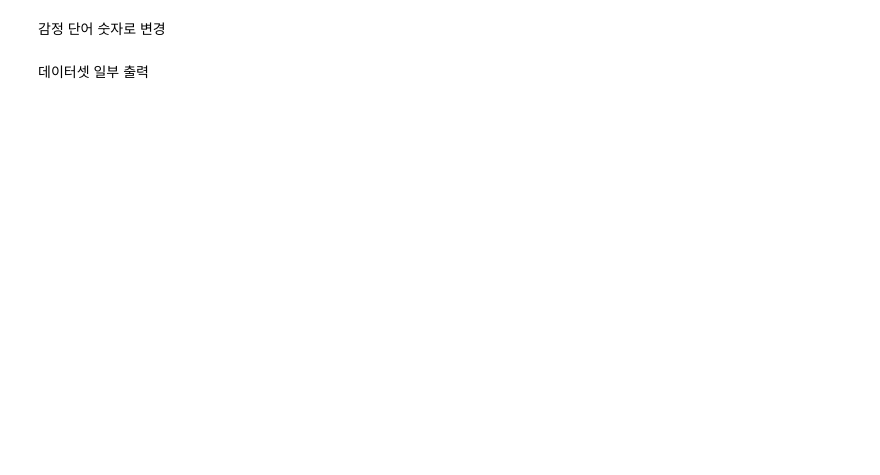
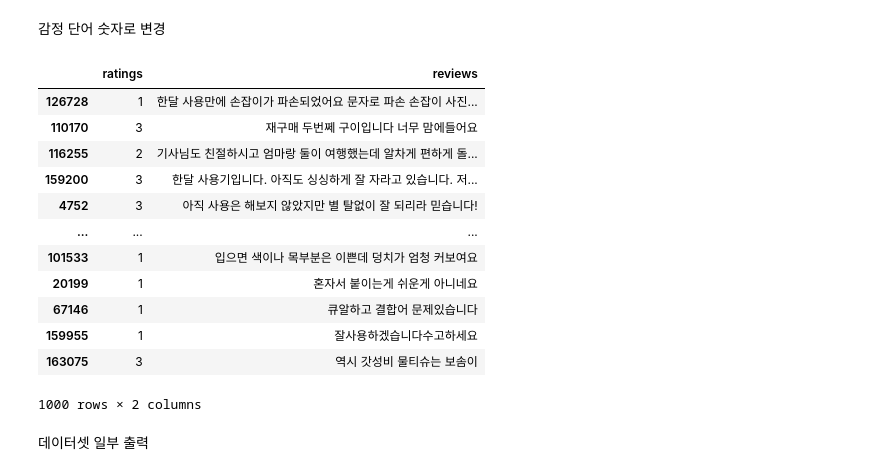
Before and after one commit to Gnow-git/YoutubeCommentSentimentAnalysis, a Jupyter notebook: kobert.ipynb, the cells around one changed output. Drawn from its saved outputs; the diff is of its cells as text; code cells hidden in the pictures; blank space fills up the shorter version.

```diff
--- a/kobert.ipynb
+++ b/kobert.ipynb
@@ -118,0 +117,21 @@ for q, label in zip(chatbot_data['reviews'], chatbot_data['ratings'])  :
+# %%
+chatbot_data.loc[(chatbot_data['ratings'] == 2), 'ratings'] = 1  #복합적 => 3
+chatbot_data.loc[(chatbot_data['ratings'] == 3), 'ratings'] = 2  #복합적 => 3
+chatbot_data.loc[(chatbot_data['ratings'] == 4), 'ratings'] = 2  #약부정 => 1
+chatbot_data.loc[(chatbot_data['ratings'] == 5), 'ratings'] = 3  #강부정 => 1
+
+chatbot_data.sample(n=1000)
+# %% [output]
+|  | ratings | reviews |
+| 126728 | 1 | 한달 사용만에 손잡이가 파손되었어요 문자로 파손 손잡이 사진... |
+| 110170 | 3 | 재구매 두번쩨 구이입니다 너무 맘에들어요 |
+| 116255 | 2 | 기사님도 친절하시고 엄마랑 둘이 여행했는데 알차게 편하게 돌... |
+| 159200 | 3 | 한달 사용기입니다. 아직도 싱싱하게 잘 자라고 있습니다. 저... |
+| 4752 | 3 | 아직 사용은 해보지 않았지만 별 탈없이 잘 되리라 믿습니다! |
+| ... | ... | ... |
+| 101533 | 1 | 입으면 색이나 목부분은 이쁜데 덩치가 엄청 커보여요 |
+| 20199 | 1 | 혼자서 붙이는게 쉬운게 아니네요 |
+| 67146 | 1 | 큐알하고 결합어 문제있습니다 |
+| 159955 | 1 | 잘사용하겠습니다수고하세요 |
+| 163075 | 3 | 역시 갓성비 물티슈는 보솜이 |
+1000 rows × 2 columns
```
Also changed, not shown: parts of 18 cells of this notebook.
